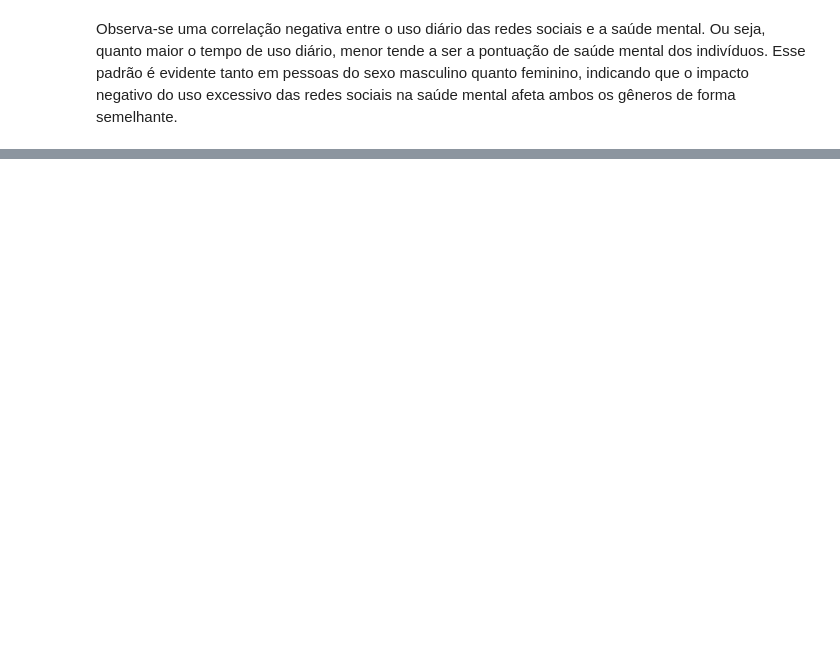
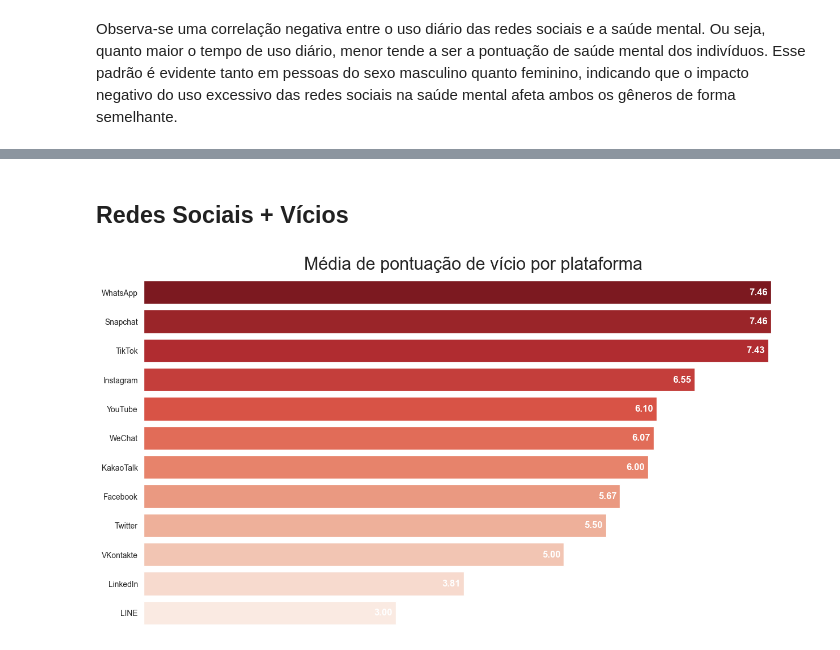
Before and after one commit to JoaoHeslin/Estudantes-e-Midias-Sociais, a Jupyter notebook: relatorio.ipynb, the cells around one changed output, grey strips where cells are left out. Saved outputs shown, nothing was run; the diff lists cells and outputs as text; code cells hidden in the pictures; blank space fills up the shorter version.

```diff
--- a/relatorio.ipynb
+++ b/relatorio.ipynb
@@ -180,0 +215,23 @@ Como esperado, ao analisar o gráfico, observa-se que quanto maior o tempo de us
+# %% [markdown]
+## Redes Sociais + Vícios
+# %%
+media_redes = df.groupby("Most_Used_Platform")["Addicted_Score"].mean().reset_index().sort_values(by="Addicted_Score",ascending=False)
+# %%
+plt.figure(figsize=(15,8))
+ax = sns.barplot(media_redes, y="Most_Used_Platform", x="Addicted_Score", errorbar=None, palette="Reds_r")
+plt.title("Média de pontuação de vício por plataforma", fontsize=22, y=1.01)
+ax.set_ylabel("")
+ax.set_xlabel("")
+ax.set_xticks([])
+ax.set_frame_on(False)
+ax.grid(axis="x", linestyle="--")
+
+for container in ax.containers:
+    labels = [f"{valor.get_width():.2f}" for valor in container]
+    widths = [valor.get_width() - 0.15  for valor in container]
+
+    for bar, label, width in zip(container, labels, widths):
+        ax.text(width, bar.get_y() + bar.get_height()/2, label, ha="center", va='center', color="white", fontweight="bold", fontsize=12)
+plt.show()
+# %% [output]
+[figure, added]
```
Also changed, not shown: parts of 12 cells of this notebook.
